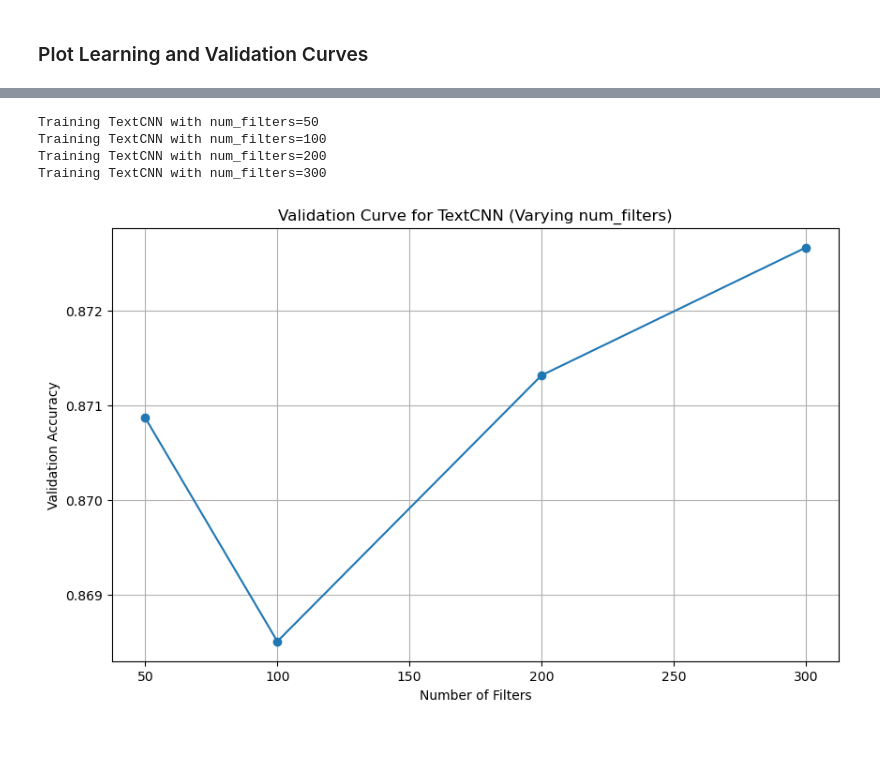
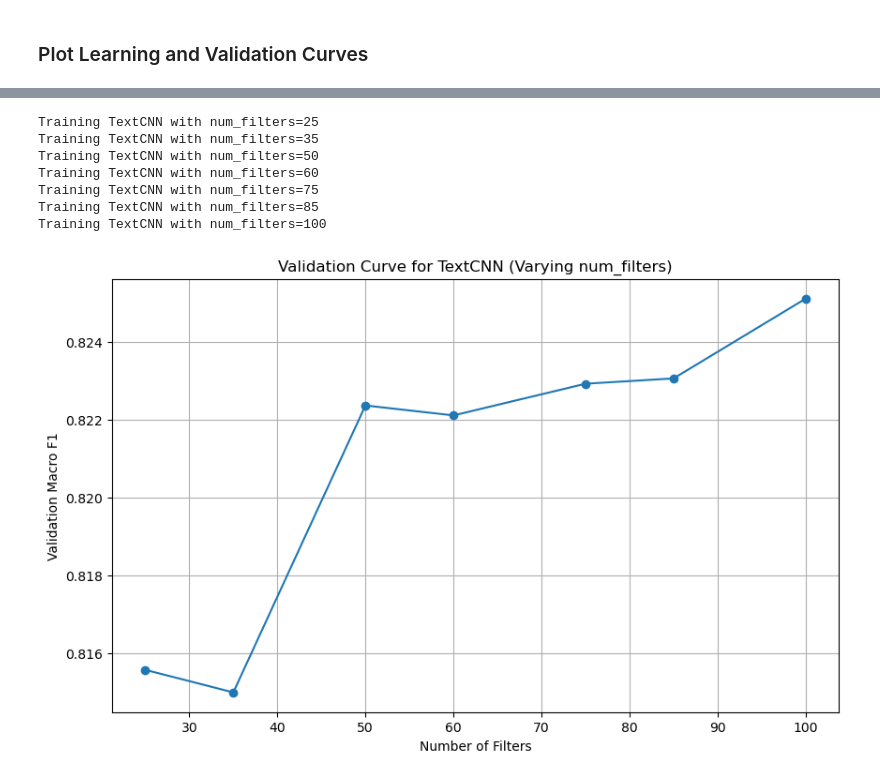
Before and after one commit to bugoverdose/dl-twitter-crisis, a Jupyter notebook: crisis_bench_jade.ipynb, the cells around one changed output, grey strips where cells are left out. Drawn from its saved outputs; the diff is of its cells as text; code cells hidden in the pictures; blank space fills up the shorter version.

```diff
--- a/crisis_bench_jade.ipynb
+++ b/crisis_bench_jade.ipynb
@@ -70,7 +43,7 @@ id2label = {i: label for label, i in label2id.items()}
 def load_data():
     df = {}
     for d in ['train', 'dev', 'test']:
-        output_path = GOOGLE_DRIVE_PATH + f"/data/crisisbench/preprocessed_data_{d}.csv"
+        output_path = f"./data/crisisbench/preprocessed_data_{d}.csv"
         df[d] = pd.read_csv(output_path).loc[:, ['text', 'class_label_group', 'class_label_group_num']]
         print("Loading:", output_path)
     return df
@@ -576,18 +403,3 @@ def run_textcnn_experiment(
-# %%
-
-MAX_VOCAB_SIZE = 5000
-MAX_SEQ_LEN = 64 # depends on tweet length
-EMBED_DIM = 50
-FILTER_SIZES = (4, 5, 6)
-NUM_FILTERS = 50
-DROPOUT = 0.8 # tune
-BATCH_SIZE = 64 # tune
-LR = 1e-3
-NUM_EPOCHS = 5
-PAD_TOKEN = "<pad>"
-UNK_TOKEN = "<unk>"
-
-GLOVE_PATH = GOOGLE_DRIVE_PATH + "/data/crisisbench/glove_word_embeddings.txt"
 # %% [markdown]
 ### Main CNN Train Script
 # %%
@@ -751,5 +556,7 @@ plt.savefig("cnn_acc_curve.png")
 # %%
-filter_sizes_to_test = [50, 100, 200, 300]
+from sklearn.metrics import f1_score
+
+filter_sizes_to_test = [25, 35, 50, 60, 75, 85, 100]
 
 val_scores = []
 
@@ -758,41 +565,54 @@ for num_filters in filter_sizes_to_test:
 
     model = TextCNN(
         vocab_size=len(vocab),
         embed_dim=EMBED_DIM,
         num_classes=num_classes,
         pad_idx=vocab[PAD_TOKEN],
         num_filters=num_filters,
         filter_sizes=FILTER_SIZES,
         dropout=DROPOUT,
         pretrained_embeddings=embedding_matrix,
         freeze_embeddings=False,
     ).to(device)
 
     optimizer = torch.optim.Adam(model.parameters(), lr=LR)
 
-    # Train only a few epochs to keep experiments fast
+    # Short training (hyperparameter search)
     EPOCHS = 5
-    best_val_acc = 0.0
+    best_val_f1 = 0.0
 
     for _ in range(EPOCHS):
         train_one_epoch(model, train_loader, optimizer, criterion, device)
-        val_loss, val_acc = evaluate(model, val_loader, criterion, device)
 
-        if val_acc > best_val_acc:
-            best_val_acc = val_acc
+        # IMPORTANT: return preds + targets
+        val_loss, val_acc, val_preds, val_targets = evaluate(
+            model, val_loader, criterion, device
+        )
 
-    val_scores.append(best_val_acc)
+        # compute F1 macro
+        val_f1 = f1_score(val_targets, val_preds, average="macro")
 
+        if val_f1 > best_val_f1:
+            best_val_f1 = val_f1
+
+    val_scores.append(best_val_f1)
+
+
+# ---- Plot ----
 plt.figure(figsize=(10, 6))
 plt.plot(filter_sizes_to_test, val_scores, marker="o")
 plt.xlabel("Number of Filters")
-plt.ylabel("Validation Accuracy")
+plt.ylabel("Validation Macro F1")
 plt.title("Validation Curve for TextCNN (Varying num_filters)")
 plt.grid(True)
-plt.savefig("cnn_num_filters_validation_curve.png")
+plt.savefig("cnn_num_filters_f1_curve.png")
+plt.show()
 # %% [output]
+Training TextCNN with num_filters=25
+Training TextCNN with num_filters=35
 Training TextCNN with num_filters=50
+Training TextCNN with num_filters=60
+Training TextCNN with num_filters=75
+Training TextCNN with num_filters=85
 Training TextCNN with num_filters=100
-Training TextCNN with num_filters=200
-Training TextCNN with num_filters=300
-[figure, old version]
+[figure, new version]
```
Also changed, not shown: parts of 13 cells of this notebook, 7 other files.
